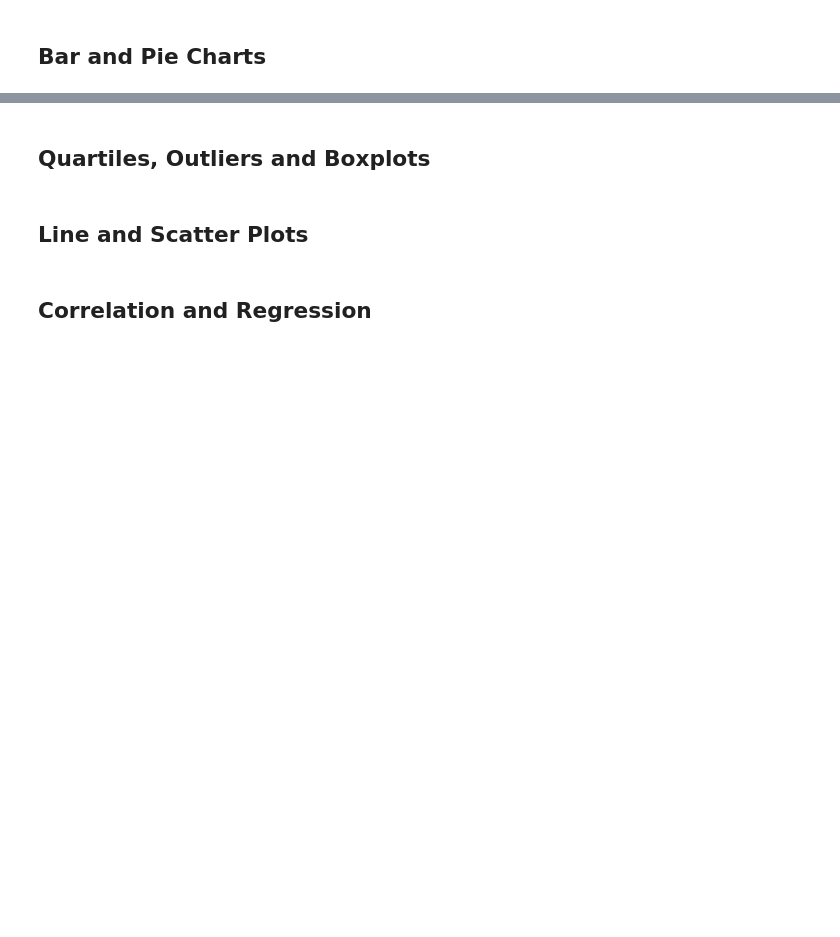
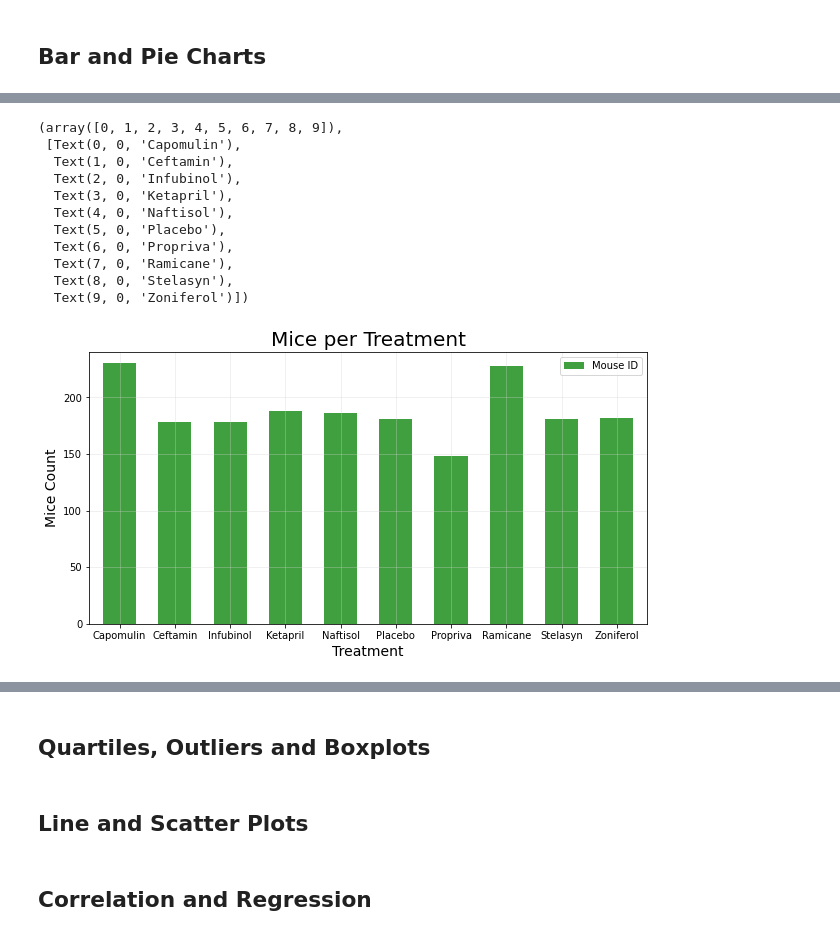
Before and after one commit to ipavlunin/Matplotlib-Challenge-Updated, a Jupyter notebook: Pymaceuticals/pymaceuticals_starter.ipynb, the cells around one changed output, grey strips where cells are left out. Cells and saved outputs as stored; diff of their text form; code cells hidden in the pictures; blank space fills up the shorter version.

Commit message:
Power of Plots done until PieCharts

```diff
--- a/Pymaceuticals/pymaceuticals_starter.ipynb
+++ b/Pymaceuticals/pymaceuticals_starter.ipynb
@@ -145,0 +147,23 @@ stat_sum_df1
+# %%
+# Generate a bar plot showing the total number of mice for each treatment throughout the course of the study using pandas.
+tot_mice = clean_data.groupby("Drug Regimen")["Mouse ID"].count().reset_index()
+barplot_pandas = tot_mice.plot(x='Drug Regimen', kind="bar", figsize=(10,5), xlim=(0,10), ylim=(0,240), color='green', alpha=0.75, width = 0.6, stacked=True)
+plt.title("Mice per Treatment")
+barplot_pandas.grid(True, linestyle='-', which='major', color='lightgrey', alpha=.4)
+barplot_pandas.set_xlabel("Treatment", fontsize = 14)
+barplot_pandas.set_ylabel("Mice Count", fontsize = 14)
+barplot_pandas.set_title("Mice per Treatment", fontsize = 20)
+plt.xticks(rotation=0)
+# %% [output]
+(array([0, 1, 2, 3, 4, 5, 6, 7, 8, 9]),
+ [Text(0, 0, 'Capomulin'),
+  Text(1, 0, 'Ceftamin'),
+  Text(2, 0, 'Infubinol'),
+  Text(3, 0, 'Ketapril'),
+  Text(4, 0, 'Naftisol'),
+  Text(5, 0, 'Placebo'),
+  Text(6, 0, 'Propriva'),
+  Text(7, 0, 'Ramicane'),
+  Text(8, 0, 'Stelasyn'),
+  Text(9, 0, 'Zoniferol')])
+[figure, added]
```
Also changed, not shown: parts of 9 cells of this notebook.
